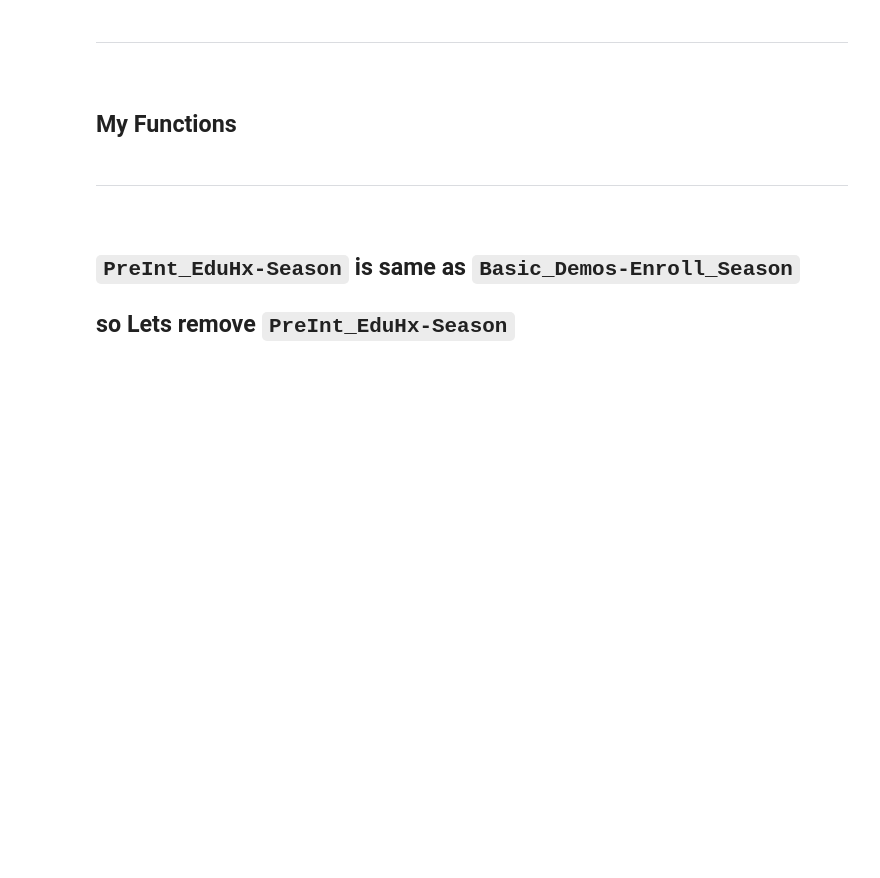
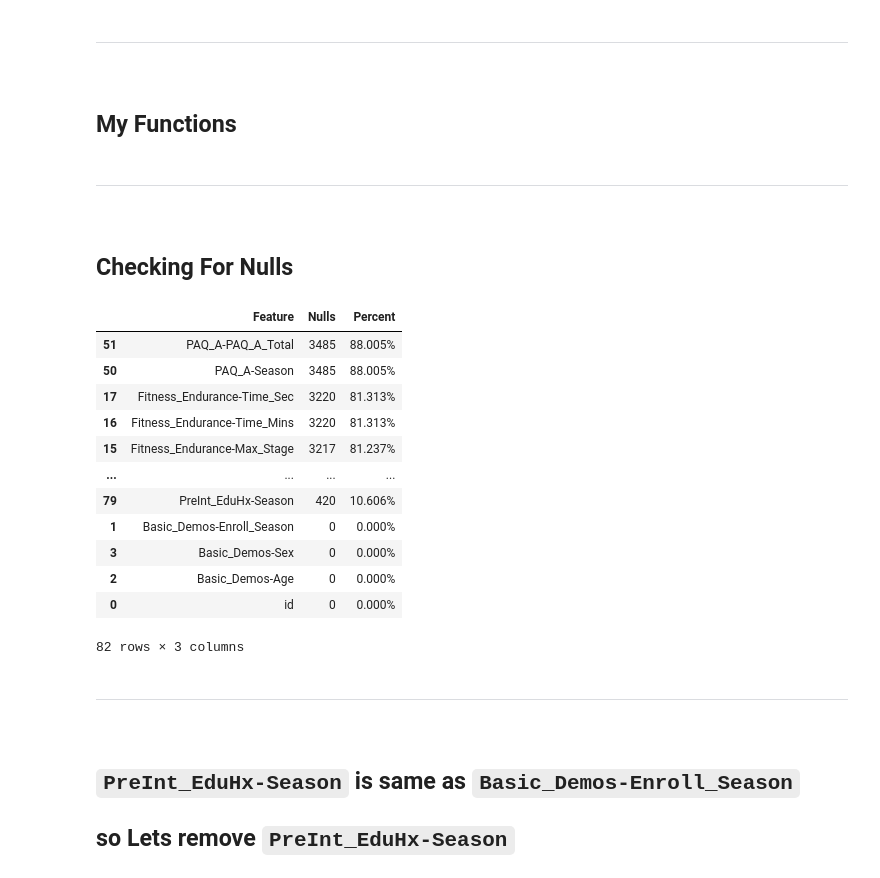
Before and after one commit to dileepNaiduOne/child-problematic-internet-usage, a Jupyter notebook: EDA.ipynb, the cells around one changed output. Cells and saved outputs as stored; diff of their text form; code cells hidden in the pictures; blank space fills up the shorter version.

```diff
--- a/EDA.ipynb
+++ b/EDA.ipynb
@@ -38,10 +38,0 @@ pad
-# %%
-pd.set_option("display.max_rows", None)
-# %%
-nulls = pd.DataFrame({
-    "Feature" : pad.isnull().sum().index,
-    "Nulls" : pad.isnull().sum().values,
-    "Percent" : list(map(lambda x : f"{x*100:.3f}%", pad.isnull().sum().values/pad.shape[0]))
-})
-
-nulls.sort_values("Nulls", ascending=False)
@@ -84,3 +77,25 @@ def draw_barchart(column):
+# %% [markdown]
+#
+---
+#
+# %% [markdown]
+## Checking For Nulls
+# %%
+show_nulls(pad)
+# %% [output]
+|  | Feature | Nulls | Percent |
+| 51 | PAQ_A-PAQ_A_Total | 3485 | 88.005% |
+| 50 | PAQ_A-Season | 3485 | 88.005% |
+| 17 | Fitness_Endurance-Time_Sec | 3220 | 81.313% |
+| 16 | Fitness_Endurance-Time_Mins | 3220 | 81.313% |
+| 15 | Fitness_Endurance-Max_Stage | 3217 | 81.237% |
+| ... | ... | ... | ... |
+| 79 | PreInt_EduHx-Season | 420 | 10.606% |
+| 1 | Basic_Demos-Enroll_Season | 0 | 0.000% |
+| 3 | Basic_Demos-Sex | 0 | 0.000% |
+| 2 | Basic_Demos-Age | 0 | 0.000% |
+| 0 | id | 0 | 0.000% |
+82 rows × 3 columns
 # %% [markdown]
 #
 ---
```
Also changed, not shown: parts of 29 cells of this notebook.
